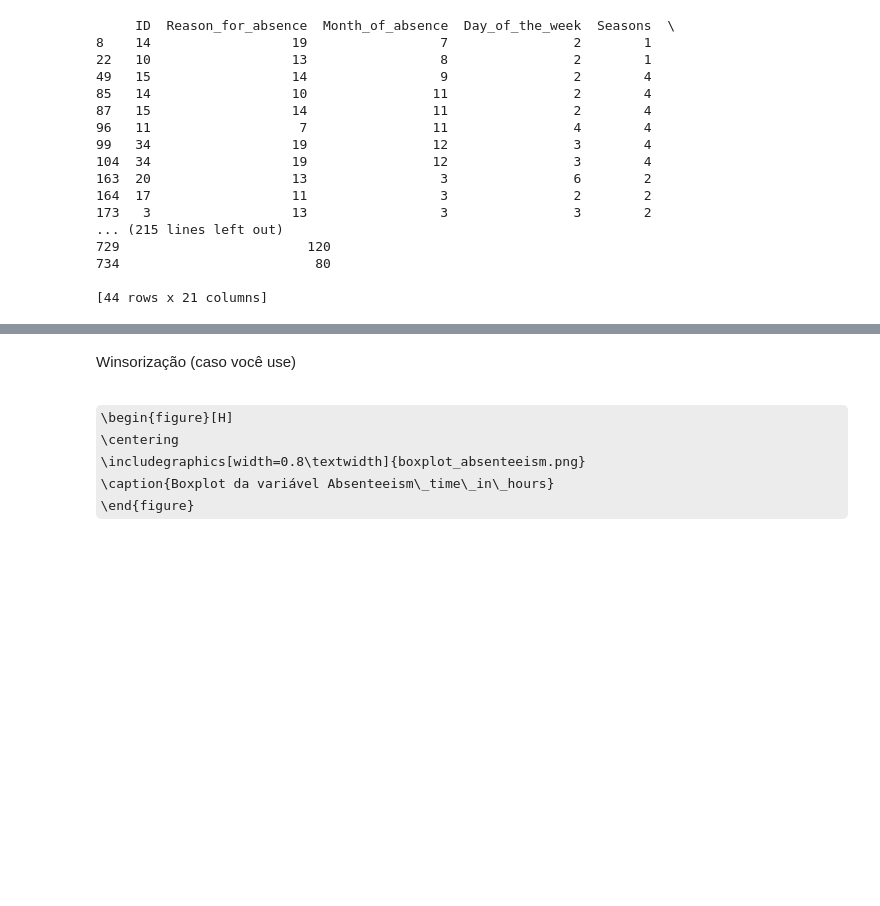
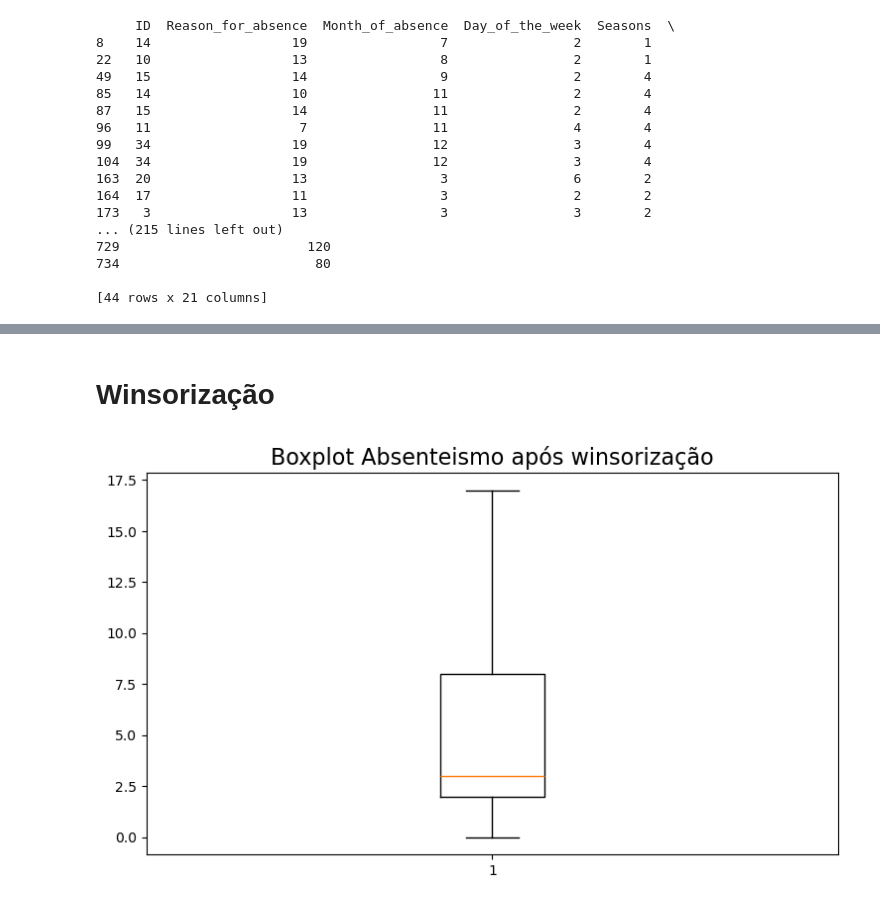
Before and after one commit to andreldfraga/analise-exploratoria-absenteismo, a Jupyter notebook: absenteismo_analise_variaveis_numericas.ipynb, the cells around one changed output, grey strips where cells are left out. Saved outputs shown, nothing was run; the diff lists cells and outputs as text; code cells hidden in the pictures; some formulas as TeX source; blank space fills up the shorter version.

```diff
--- a/absenteismo_analise_variaveis_numericas.ipynb
+++ b/absenteismo_analise_variaveis_numericas.ipynb
@@ -224,7 +238,7 @@ plt.show()
-# %% [markdown]
-Winsorização (caso você use)
+# %% [markdown]
+# Winsorização
 # %%
-df['Absenteeism_time_in_hours'] = df['Absenteeism_time_in_hours'].clip(
+horas_absenteismo_winsorizado = df['Absenteeism_time_in_hours'].clip(
     lower=limite_inferior,
     upper=limite_superior
 )
@@ -233,6 +245,14 @@ plt.savefig('boxplot_absenteeism.png')
-# %% [markdown]
-\begin{figure}[H]
-\centering
-\includegraphics[width=0.8\textwidth]{boxplot_absenteeism.png}
-\caption{Boxplot da variável Absenteeism\_time\_in\_hours}
-\end{figure}
+# %%
+fig, ax = plt.subplots(figsize = (9,5))
+
+ax.set_title("Boxplot Absenteismo após winsorização", fontsize = 16)
+
+ax.boxplot(horas_absenteismo_winsorizado)
+
+fig.savefig('Boxplot_Absenteismo_após_winsorização.png',
+            dpi=300,
+            bbox_inches = 'tight')
+
+plt.show()
+# %% [output]
+[figure, added]
```
Also changed, not shown: parts of 13 cells of this notebook, 2 other files.
